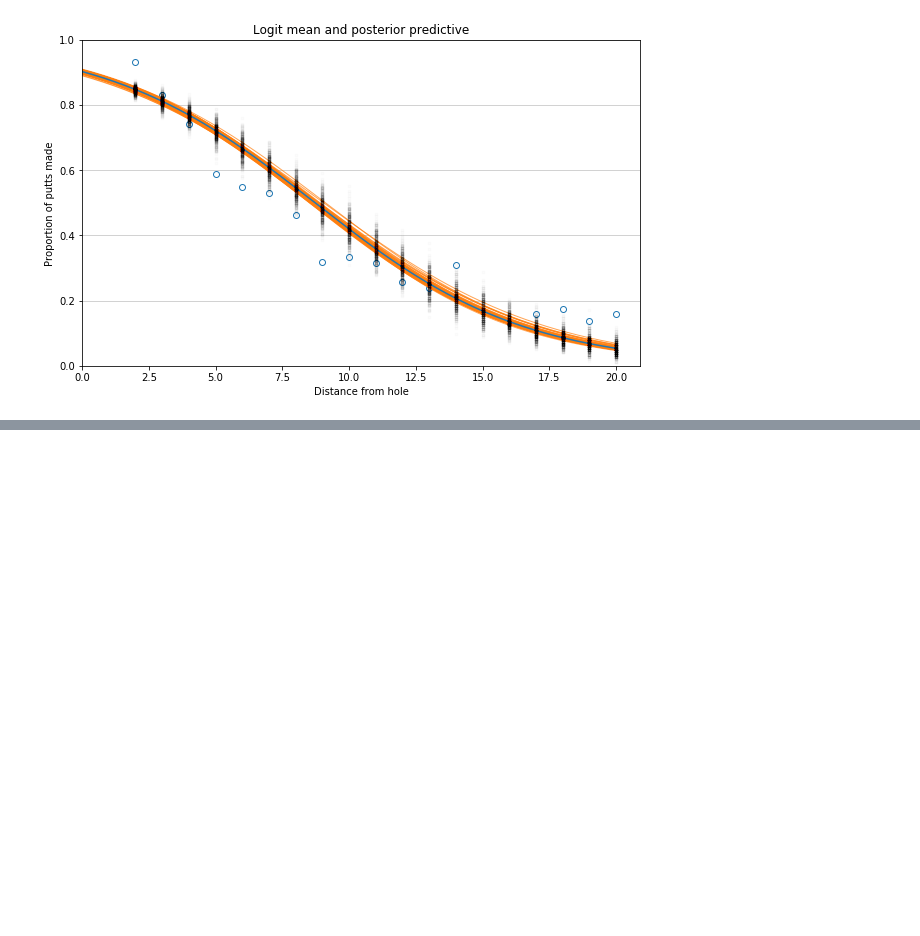
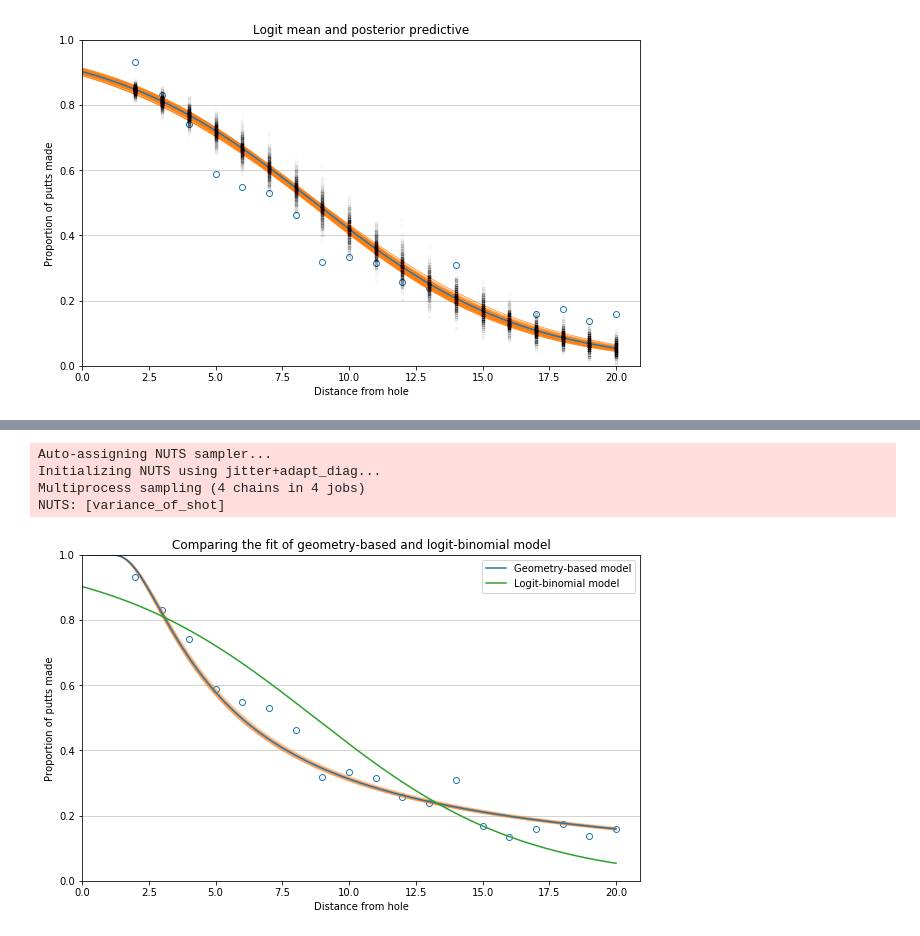
Before and after one commit to smu095/presentations, a Jupyter notebook: mcmc-pymc3-101/notebooks/3.0-smm-golf.ipynb, the cells around one changed output, grey strips where cells are left out. Drawn from its saved outputs; the diff is of its cells as text; code cells hidden in the pictures; blank space fills up the shorter version.

```diff
--- a/mcmc-pymc3-101/notebooks/3.0-smm-golf.ipynb
+++ b/mcmc-pymc3-101/notebooks/3.0-smm-golf.ipynb
@@ -135,0 +208,37 @@ ax.set_title('Logit mean and posterior predictive');
+# %%
+with angle_model(data):
+    angle_trace = pm.sample(1000, tune=1000)
+# %% [output]
+Auto-assigning NUTS sampler...
+Initializing NUTS using jitter+adapt_diag...
+Multiprocess sampling (4 chains in 4 jobs)
+NUTS: [variance_of_shot]
+# %%
+ax = plot_golf_data(data)
+
+distances = np.linspace(0, data["distance"].max(), 200)
+
+for idx in np.random.randint(0, len(angle_trace), 50):
+    ax.plot(
+        distances,
+        forward_angle_model(angle_trace['variance_of_shot'][idx], distances),
+        lw=1,
+        color="tab:orange",
+        alpha=0.1,
+    )
+
+# Average of angle model
+ax.plot(
+    distances,
+    forward_angle_model(angle_trace['variance_of_shot'].mean(), distances),
+    label='Geometry-based model',
+    color="tab:blue",
+)
+
+# Average of logit model
+ax.plot(distances, logit_average, color="tab:green", label='Logit-binomial model')
+
+ax.set_title("Comparing the fit of geometry-based and logit-binomial model")
+ax.legend();
+# %% [output]
+[figure, added]
```
Also changed, not shown: parts of 9 cells of this notebook.
